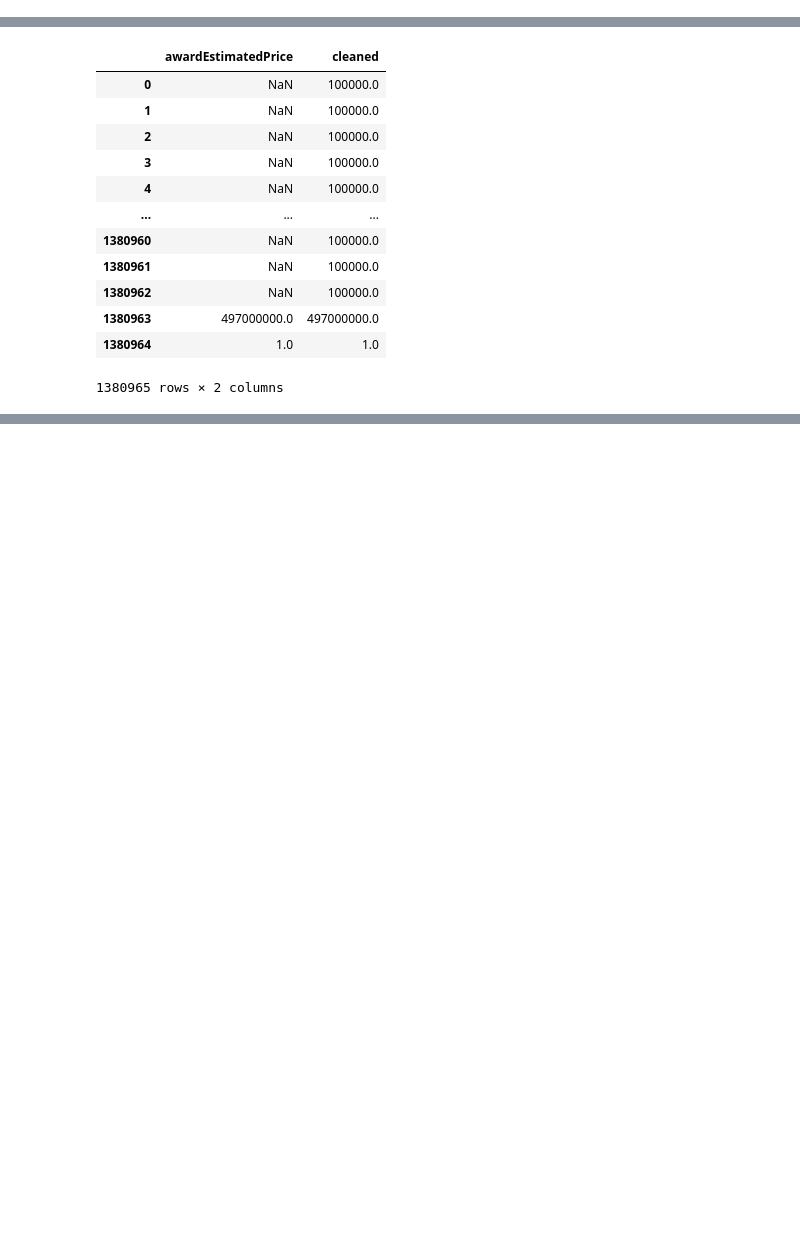
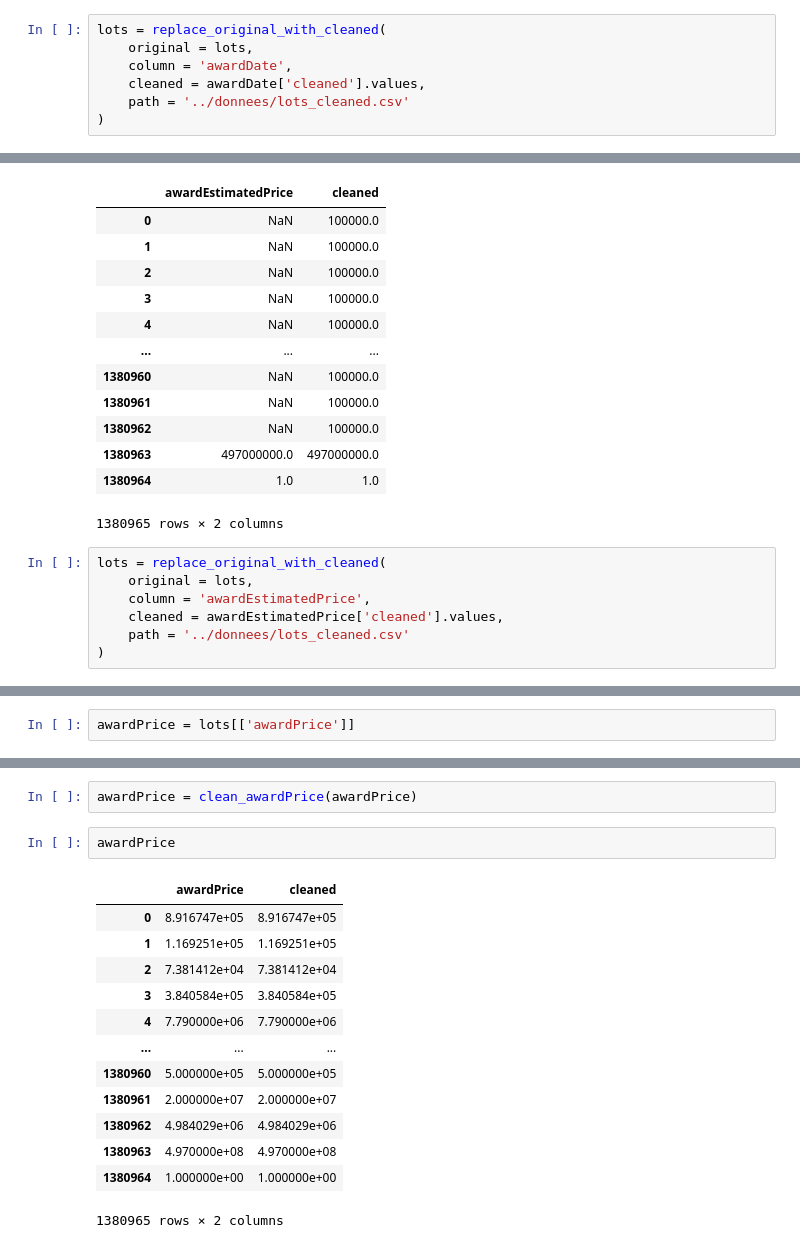
Before and after one commit to abdelhadi-essabri/FOPPA_Project, a Jupyter notebook: 02_nettoyage/lots.ipynb, the cells around one changed output, grey strips where cells are left out. Saved outputs shown, nothing was run; the diff lists cells and outputs as text; blank space fills up the shorter version.

```diff
--- a/02_nettoyage/lots.ipynb
+++ b/02_nettoyage/lots.ipynb
@@ -59,6 +59,13 @@ awardDate
 | 1380963 | 2020-12-11 | 2020-12-11 |
 | 1380964 | 2020-12-23 | 2020-12-23 |
 1380965 rows × 2 columns
+# %%
+lots = replace_original_with_cleaned(
+    original = lots,
+    column = 'awardDate',
+    cleaned = awardDate['cleaned'].values,
+    path = '../donnees/lots_cleaned.csv'
+)
 # %% [markdown]
 # Attribut awardEstimatedPrice
 # %%
@@ -97,3 +104,10 @@ awardEstimatedPrice
 | 1380963 | 497000000.0 | 497000000.0 |
 | 1380964 | 1.0 | 1.0 |
 1380965 rows × 2 columns
+# %%
+lots = replace_original_with_cleaned(
+    original = lots,
+    column = 'awardEstimatedPrice',
+    cleaned = awardEstimatedPrice['cleaned'].values,
+    path = '../donnees/lots_cleaned.csv'
+)
@@ -99,0 +116,2 @@ awardEstimatedPrice
+# %%
+awardPrice = lots[['awardPrice']]
@@ -99,0 +134,18 @@ awardEstimatedPrice
+# %%
+awardPrice = clean_awardPrice(awardPrice)
+# %%
+awardPrice
+# %% [output]
+|  | awardPrice | cleaned |
+| 0 | 8.916747e+05 | 8.916747e+05 |
+| 1 | 1.169251e+05 | 1.169251e+05 |
+| 2 | 7.381412e+04 | 7.381412e+04 |
+| 3 | 3.840584e+05 | 3.840584e+05 |
+| 4 | 7.790000e+06 | 7.790000e+06 |
+| ... | ... | ... |
+| 1380960 | 5.000000e+05 | 5.000000e+05 |
+| 1380961 | 2.000000e+07 | 2.000000e+07 |
+| 1380962 | 4.984029e+06 | 4.984029e+06 |
+| 1380963 | 4.970000e+08 | 4.970000e+08 |
+| 1380964 | 1.000000e+00 | 1.000000e+00 |
+1380965 rows × 2 columns
```
Also changed, not shown: parts of 100 cells of this notebook, 2 other files.
